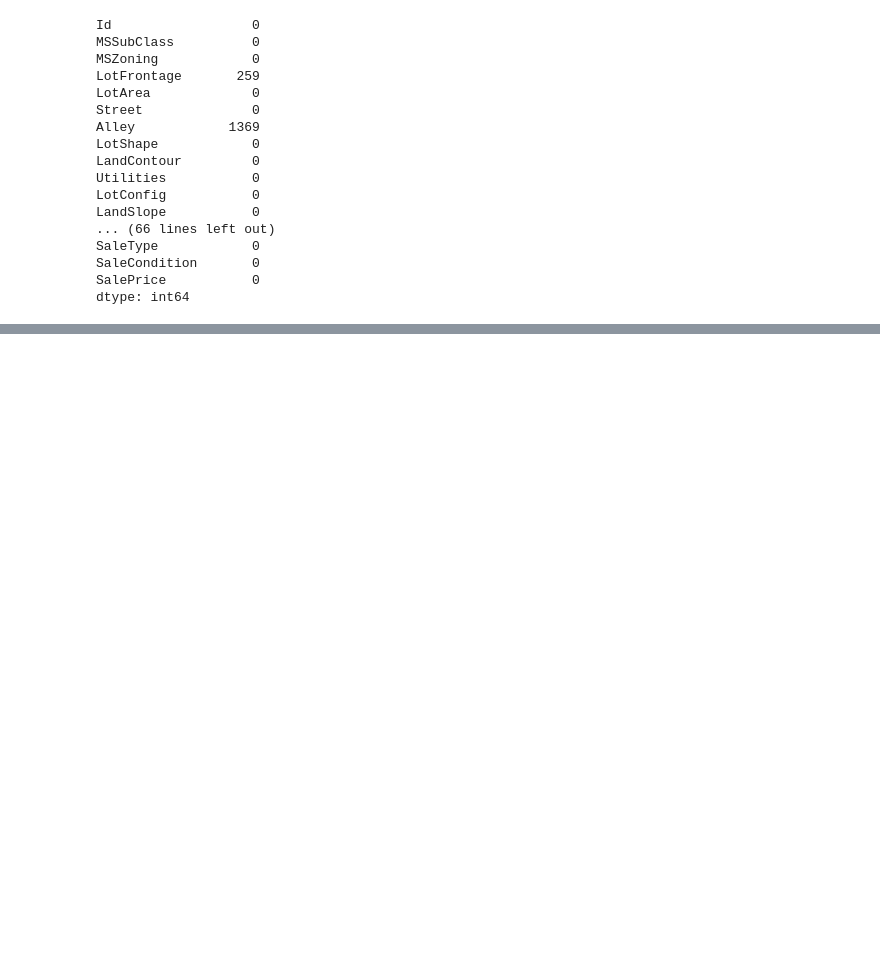
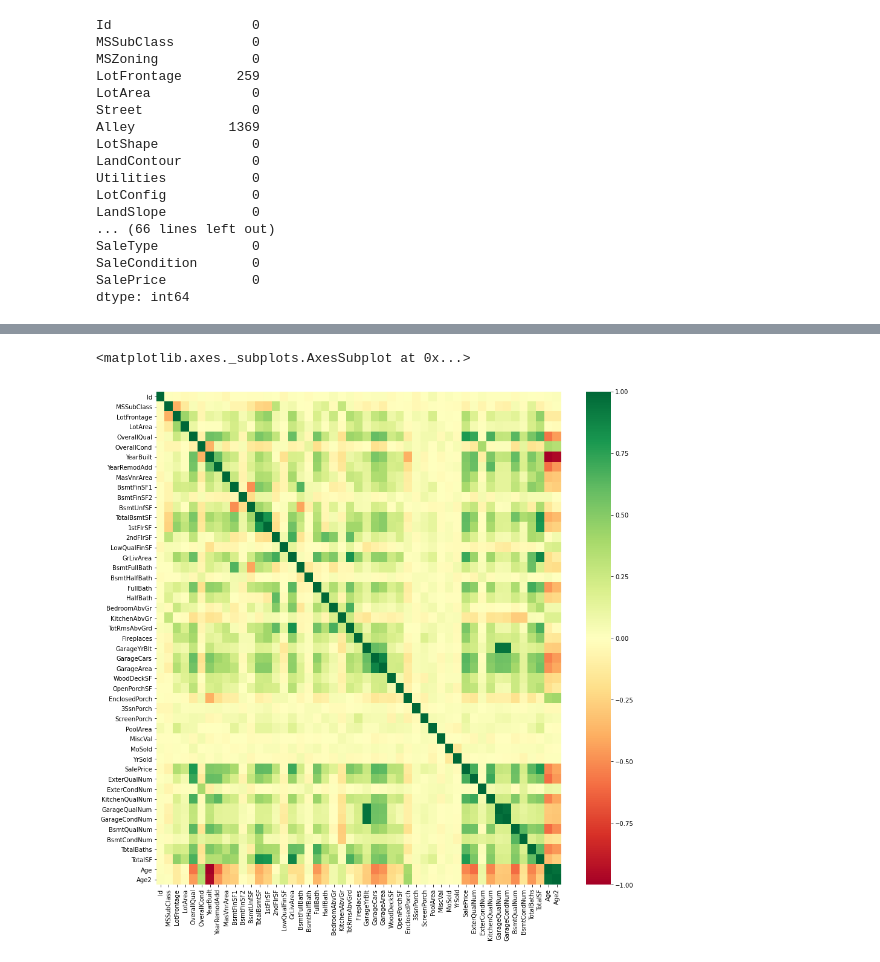
Before and after one commit to danielquer/data-pt-ber-08-20, a Jupyter notebook: Projects/module-2_projects/01_statistical-analysis-project/your-code/project-2-1-code.ipynb, the cells around one changed output, grey strips where cells are left out. Saved outputs shown, nothing was run; the diff lists cells and outputs as text; code cells hidden in the pictures; blank space fills up the shorter version.

```diff
--- a/Projects/module-2_projects/01_statistical-analysis-project/your-code/project-2-1-code.ipynb
+++ b/Projects/module-2_projects/01_statistical-analysis-project/your-code/project-2-1-code.ipynb
@@ -342,0 +91,5 @@ strong multicollinearity or other numerical problems.
+# %%
+# We change the type for the column, so it's integers now.
+df1['GarageYrBlt'] = [int(x) for x in df1['GarageYrBlt'].fillna('0')]
+df1.astype({'GarageYrBlt':'int64'})
+df1['GarageYrBlt'].head()
@@ -342,0 +103,20 @@ strong multicollinearity or other numerical problems.
+# %%
+# We convert Categorical to Numerical data
+df1['ExterQualNum'] = np.where(df1['ExterQual'] == 'Po', 1,np.where(df1['ExterQual'] == 'Fa', 2,np.where(df1['ExterQual'] == 'TA', 3,np.where(df1['ExterQual'] == 'Gd', 4,np.where(df1['ExterQual'] == 'Ex', 5,0)))))
+df1['ExterCondNum'] = np.where(df1['ExterCond'] == 'Po', 1,np.where(df1['ExterCond'] == 'Fa', 2,np.where(df1['ExterCond'] == 'TA', 3,np.where(df1['ExterCond'] == 'Gd', 4,np.where(df1['ExterCond'] == 'Ex', 5,0)))))
+df1['KitchenQualNum'] = np.where(df1['KitchenQual'] == 'Po', 1,np.where(df1['KitchenQual'] == 'Fa', 2,np.where(df1['KitchenQual'] == 'TA', 3,np.where(df1['KitchenQual'] == 'Gd', 4,np.where(df1['KitchenQual'] == 'Ex', 5,0)))))
+df1['GarageQualNum'] = np.where(df1['GarageQual'] == 'Po', 1,np.where(df1['GarageQual'] == 'Fa', 2,np.where(df1['GarageQual'] == 'TA', 3,np.where(df1['GarageQual'] == 'Gd', 4,np.where(df1['GarageQual'] == 'Ex', 5,0)))))
+df1['GarageCondNum'] = np.where(df1['GarageCond'] == 'Po', 1,np.where(df1['GarageCond'] == 'Fa', 2,np.where(df1['GarageCond'] == 'TA', 3,np.where(df1['GarageCond'] == 'Gd', 4,np.where(df1['GarageCond'] == 'Ex', 5,0)))))
+df1['BsmtQualNum'] = np.where(df1['BsmtQual'] == 'Po', 1,np.where(df1['BsmtQual'] == 'Fa', 2,np.where(df1['BsmtQual'] == 'TA', 3,np.where(df1['BsmtQual'] == 'Gd', 4,np.where(df1['BsmtQual'] == 'Ex', 5,0)))))
+df1['BsmtCondNum'] = np.where(df1['BsmtCond'] == 'Po', 1,np.where(df1['BsmtCond'] == 'Fa', 2,np.where(df1['BsmtCond'] == 'TA', 3,np.where(df1['BsmtCond'] == 'Gd', 4,np.where(df1['BsmtCond'] == 'Ex', 5,0)))))
+# %%
+# We want to aggregate data on baths, as they separately do not bring us much information:
+df1['TotalBaths'] = df1['FullBath'] + df1['BsmtFullBath'] + 0.5 * df1['HalfBath'] + 0.5 * df1['BsmtHalfBath']
+
+df1['TotalSF'] = df1['TotalBsmtSF'] + df1['1stFlrSF'] + df1['2ndFlrSF']
+# %%
+# We convert the year built to age of the property:
+df1['Age'] = (2020 - df1['YearBuilt'])
+# We convert the year built to the root of the age of the property. Reason: we realised that the relation might not be linear but U-shaped instead.
+df1['Age2'] = (2020 - df1['YearBuilt']) ** 2
+df1[['YearBuilt','Age','Age2']].head()
@@ -342,0 +130,7 @@ strong multicollinearity or other numerical problems.
+# %%
+# We plot all correlation values in a heatmap to have a first observation on relationship between variables.
+plt.figure(figsize = [15,15])
+sns.heatmap(df1.corr(), vmin = -1, vmax = 1, cmap = 'RdYlGn')
+# %% [output]
+<matplotlib.axes._subplots.AxesSubplot at 0x...>
+[figure, added]
```
Also changed, not shown: parts of 56 cells of this notebook.
